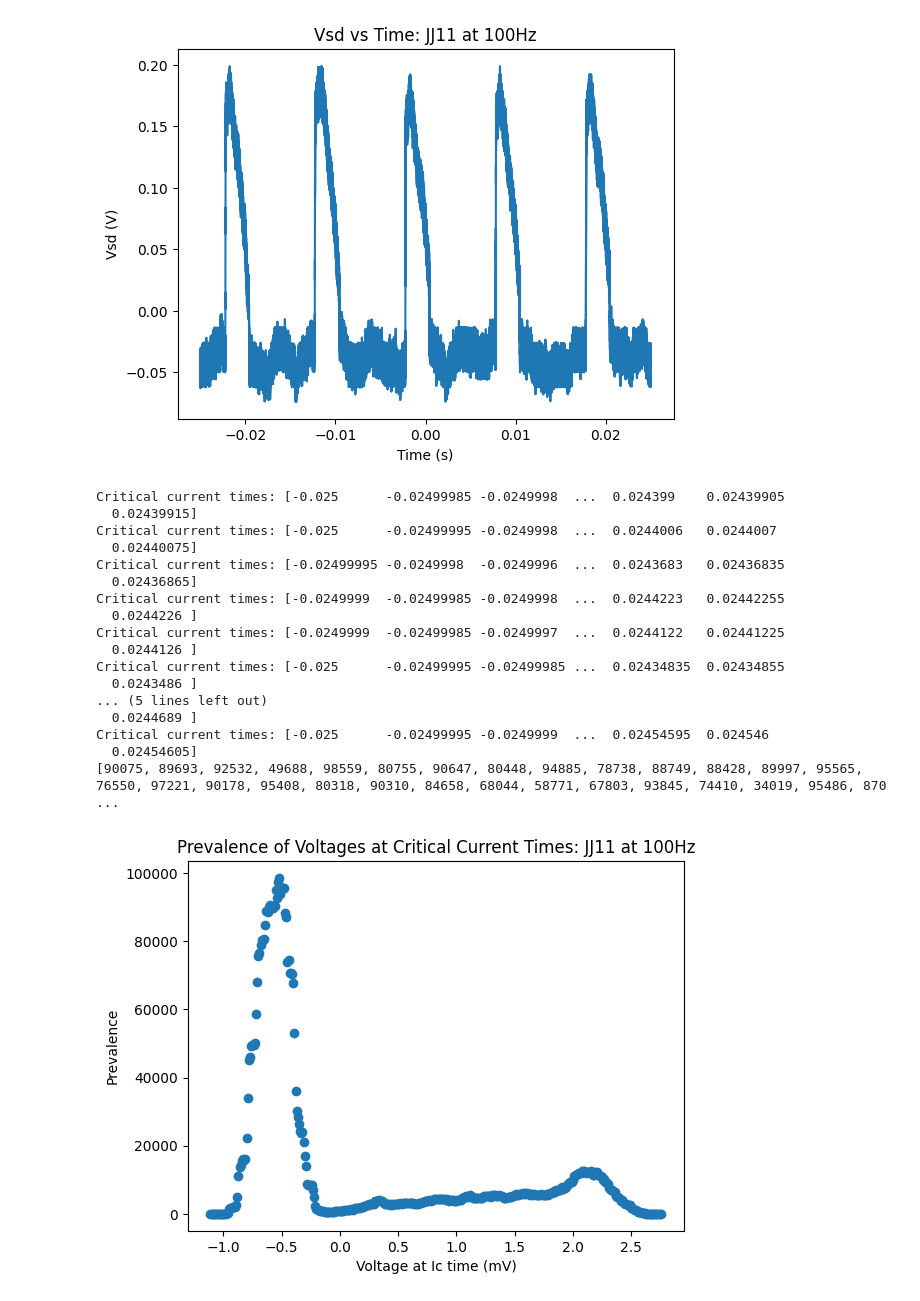
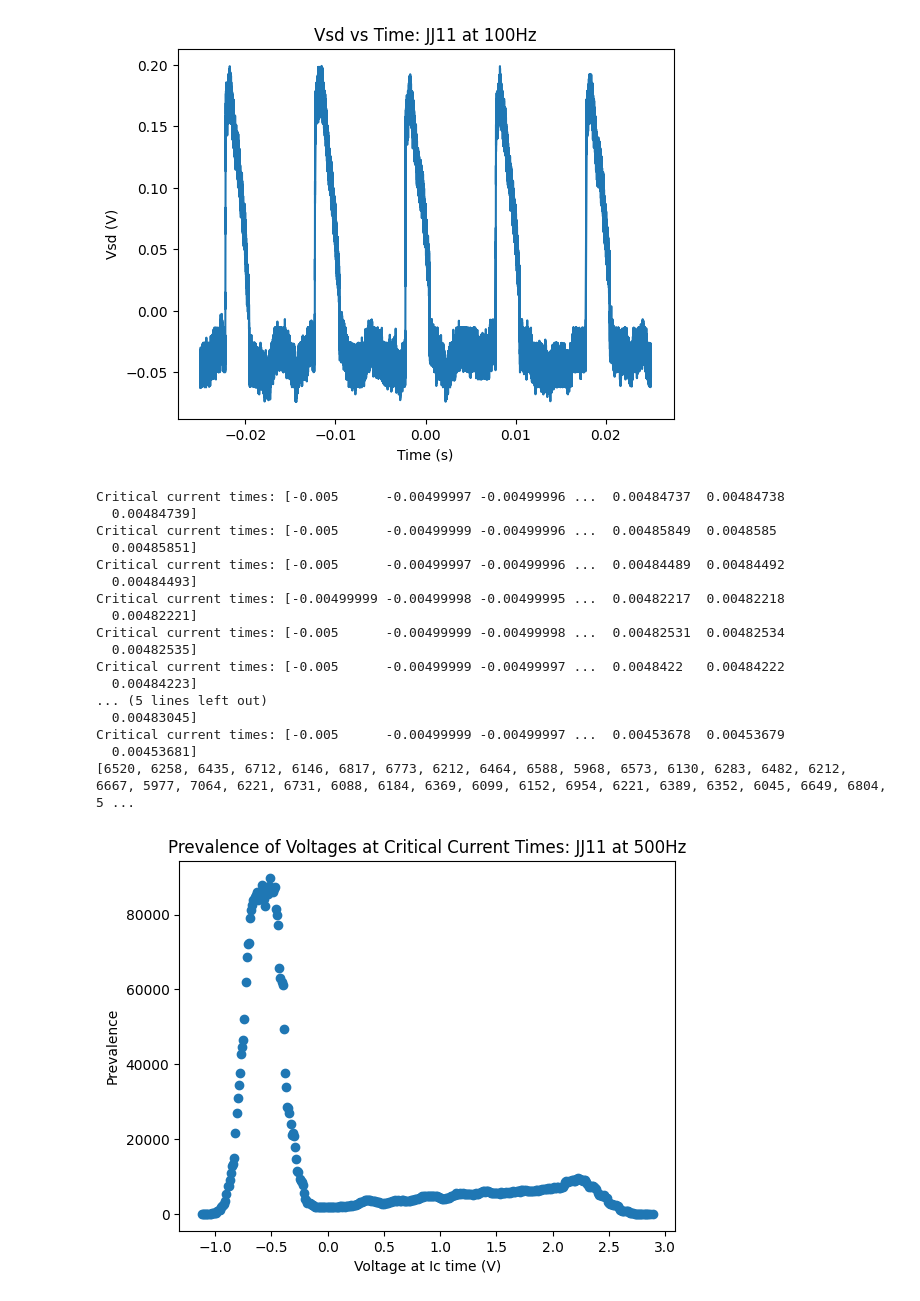
Before and after one commit to defnedoken/labeq, a Jupyter notebook: pulse_analysis.ipynb, the cells around one changed output. Cells and saved outputs as stored; diff of their text form; code cells hidden in the pictures.

```diff
--- a/pulse_analysis.ipynb
+++ b/pulse_analysis.ipynb
@@ -54,7 +54,7 @@ def get_Ic_times(t, V, slope_threshold=-1e2):
 
     Parameters:
     - t: array-like, time values (s)
-    - V: array-like, voltage values (mV)
+    - V: array-like, voltage values (V)
     - slope_threshold: float, negative threshold for sharp slope drop
 
     Returns:
@@ -88,8 +88,8 @@ def calculate_time_delay_and_shift(x, y1, y2):
     y2 = np.asarray(y2)
 
     # Normalize
-    y1 = (y1 - np.mean(y1)) / np.std(y1)
-    y2 = (y2 - np.mean(y2)) / np.std(y2)
+    # y1 = (y1 - np.mean(y1)) / np.std(y1)
+    # y2 = (y2 - np.mean(y2)) / np.std(y2)
 
     # Use FFT-based correlation for better performance
     correlation = correlate(y1, y2, mode='full', method='fft')
@@ -226,34 +226,56 @@ def plot_Ic_Voltage_distribution(frequency):
                 Ic_voltages[rounded_VIc] += 1
 
     plt.figure()
-    plt.xlabel('Voltage at Ic time (mV)')
+    plt.xlabel('Voltage at Ic time (V)')
     plt.ylabel('Prevalence')
     plt.title(f'Prevalence of Voltages at Critical Current Times: JJ11 at {frequency}Hz')
     print(list(Ic_voltages.values()))
     plt.scatter(list(Ic_voltages.keys()), list(Ic_voltages.values()))
+# %%
+def plot_Ic_Voltage_distribution(jj_number, temperature):
+    Ic_voltages = defaultdict(int)
+
+    for i in range(1,11):
+        data = pd.read_csv(f'JJ{jj_number}_{temperature}mK_trace{i}.csv')
+        time = data['Time (s)'].values
+        Vsd = data['Channel 3'].values
+        Isd = data['Channel 1'].values
+        _, Vsd_shifted = calculate_time_delay_and_shift(time, Isd, Vsd)
+        _, VIcs = get_Ic_times(time, Vsd_shifted)
+        if len(VIcs) > 0:
+            for VIc in VIcs:
+                rounded_VIc = round(VIc, 2)
+                Ic_voltages[rounded_VIc] += 1
+
+    plt.figure()
+    plt.xlabel('Voltage at Ic time (V)')
+    plt.ylabel('Prevalence')
+    plt.title(f'Prevalence of Voltages at Critical Current Times: JJ{jj_number} at {temperature}mK')
+    print(list(Ic_voltages.values()))
+    plt.scatter(list(Ic_voltages.keys()), list(Ic_voltages.values()))
 # %%
 plot_trace('JJ11_f=100Hz_trace1.csv', 'Isd vs Time: JJ11 at 100Hz', 'Vsd vs Time: JJ11 at 100Hz')
 # %% [output]
 [figure]
 [figure]
 # %%
-plot_Ic_Voltage_distribution(100)
+plot_Ic_Voltage_distribution(500)
 # %% [output]
-Critical current times: [-0.025      -0.02499985 -0.0249998  ...  0.024399    0.02439905
-  0.02439915]
-Critical current times: [-0.025      -0.02499995 -0.0249998  ...  0.0244006   0.0244007
-  0.02440075]
-Critical current times: [-0.02499995 -0.0249998  -0.0249996  ...  0.0243683   0.02436835
-  0.02436865]
-Critical current times: [-0.0249999  -0.02499985 -0.0249998  ...  0.0244223   0.02442255
-  0.0244226 ]
-Critical current times: [-0.0249999  -0.02499985 -0.0249997  ...  0.0244122   0.02441225
-  0.0244126 ]
-Critical current times: [-0.025      -0.02499995 -0.02499985 ...  0.02434835  0.02434855
-  0.0243486 ]
+Critical current times: [-0.005      -0.00499997 -0.00499996 ...  0.00484737  0.00484738
+  0.00484739]
+Critical current times: [-0.005      -0.00499999 -0.00499996 ...  0.00485849  0.0048585
+  0.00485851]
+Critical current times: [-0.005      -0.00499997 -0.00499996 ...  0.00484489  0.00484492
+  0.00484493]
+Critical current times: [-0.00499999 -0.00499998 -0.00499995 ...  0.00482217  0.00482218
+  0.00482221]
+Critical current times: [-0.005      -0.00499999 -0.00499998 ...  0.00482531  0.00482534
+  0.00482535]
+Critical current times: [-0.005      -0.00499999 -0.00499997 ...  0.0048422   0.00484222
+  0.00484223]
 ... (5 lines left out)
-  0.0244689 ]
-Critical current times: [-0.025      -0.02499995 -0.0249999  ...  0.02454595  0.024546
-  0.02454605]
-[90075, 89693, 92532, 49688, 98559, 80755, 90647, 80448, 94885, 78738, 88749, 88428, 89997, 95565, 76550, 97221, 90178, 95408, 80318, 90310, 84658, 68044, 58771, 67803, 93845, 74410, 34019, 95486, 870 ...
+  0.00483045]
+Critical current times: [-0.005      -0.00499999 -0.00499997 ...  0.00453678  0.00453679
+  0.00453681]
+[6520, 6258, 6435, 6712, 6146, 6817, 6773, 6212, 6464, 6588, 5968, 6573, 6130, 6283, 6482, 6212, 6667, 5977, 7064, 6221, 6731, 6088, 6184, 6369, 6099, 6152, 6954, 6221, 6389, 6352, 6045, 6649, 6804, 5 ...
-[figure, old version]
+[figure, new version]
```
Also changed, not shown: parts of 5 cells of this notebook.
